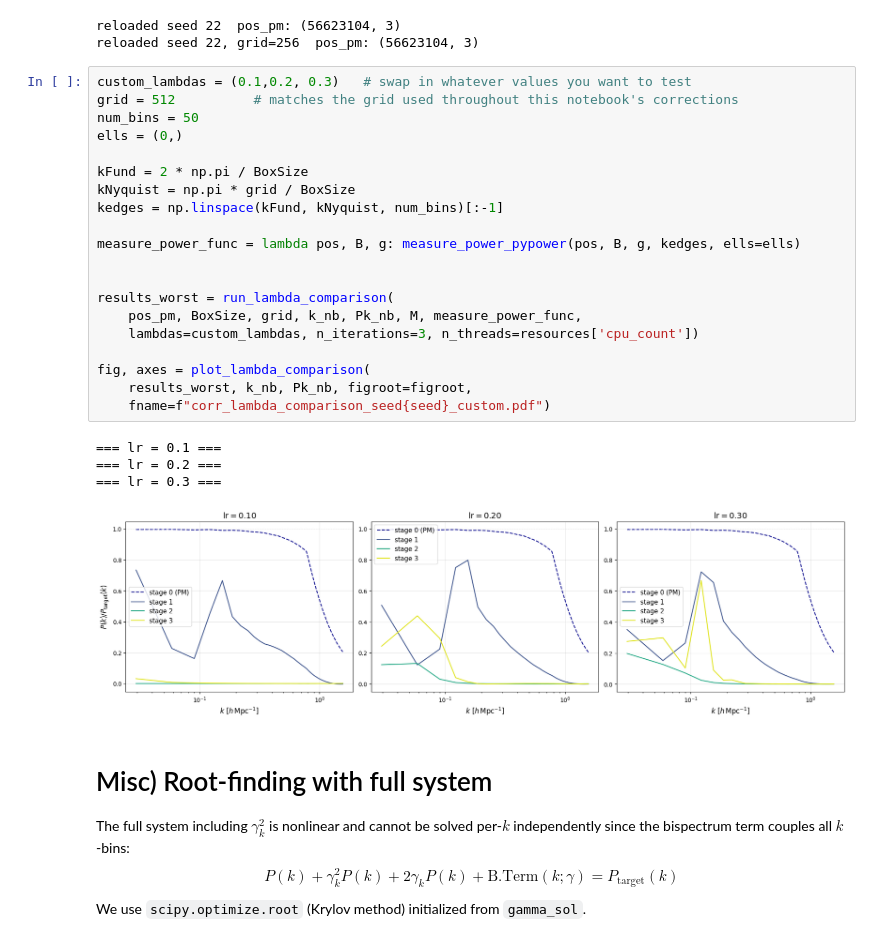
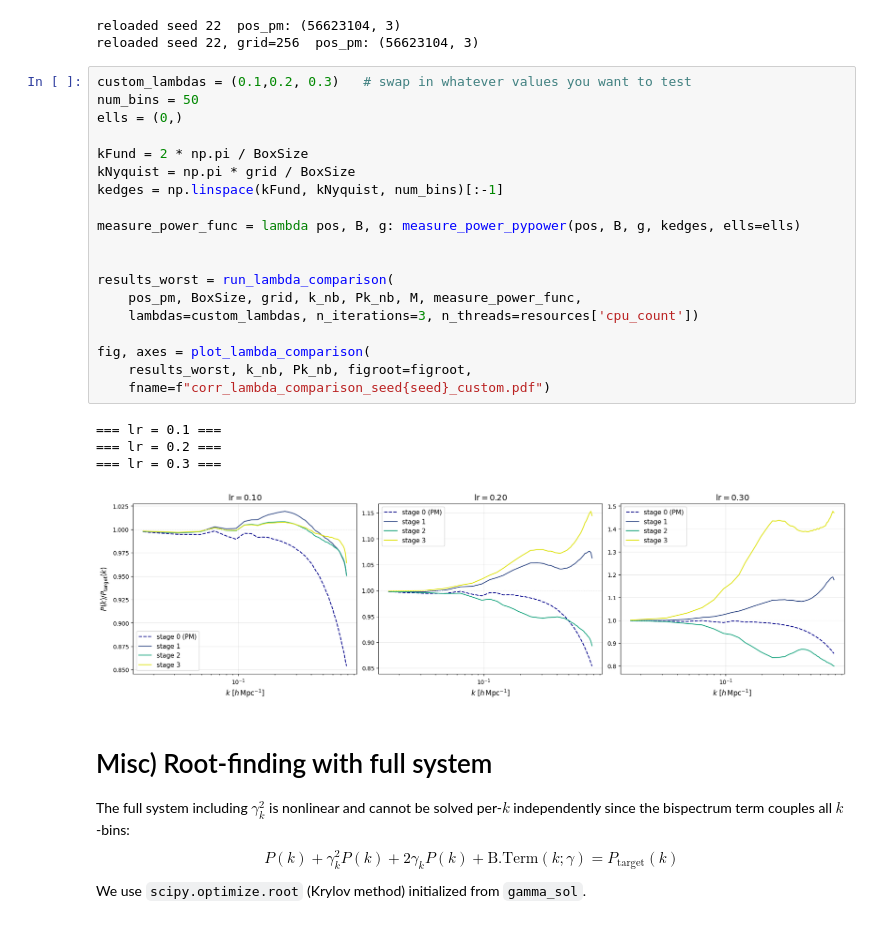
Before and after one commit to anirbanbairagi/Power-Spectrum-Change-Under-Gradient-Perturbation, a Jupyter notebook: DM_corr_case_only_fastpm.ipynb, the cells around one changed output. Saved outputs shown, nothing was run; the diff lists cells and outputs as text.

Commit message:
more figures

```diff
--- a/DM_corr_case_only_fastpm.ipynb
+++ b/DM_corr_case_only_fastpm.ipynb
@@ -1639,29 +1639,28 @@ reloaded seed 22  pos_pm: (56623104, 3)
 reloaded seed 22, grid=256  pos_pm: (56623104, 3)
 # %%
 custom_lambdas = (0.1,0.2, 0.3)   # swap in whatever values you want to test
-grid = 512          # matches the grid used throughout this notebook's corrections
 num_bins = 50
 ells = (0,)
 
 kFund = 2 * np.pi / BoxSize
 kNyquist = np.pi * grid / BoxSize
 kedges = np.linspace(kFund, kNyquist, num_bins)[:-1]
 
 measure_power_func = lambda pos, B, g: measure_power_pypower(pos, B, g, kedges, ells=ells)
 
 
 results_worst = run_lambda_comparison(
     pos_pm, BoxSize, grid, k_nb, Pk_nb, M, measure_power_func,
     lambdas=custom_lambdas, n_iterations=3, n_threads=resources['cpu_count'])
 
 fig, axes = plot_lambda_comparison(
     results_worst, k_nb, Pk_nb, figroot=figroot,
     fname=f"corr_lambda_comparison_seed{seed}_custom.pdf")
 # %% [output]
 === lr = 0.1 ===
 === lr = 0.2 ===
 === lr = 0.3 ===
-[figure, old version]
+[figure, new version]
 # %% [markdown]
 
 # Misc) Root-finding with full system
```
Also changed, not shown: 32 other files.
